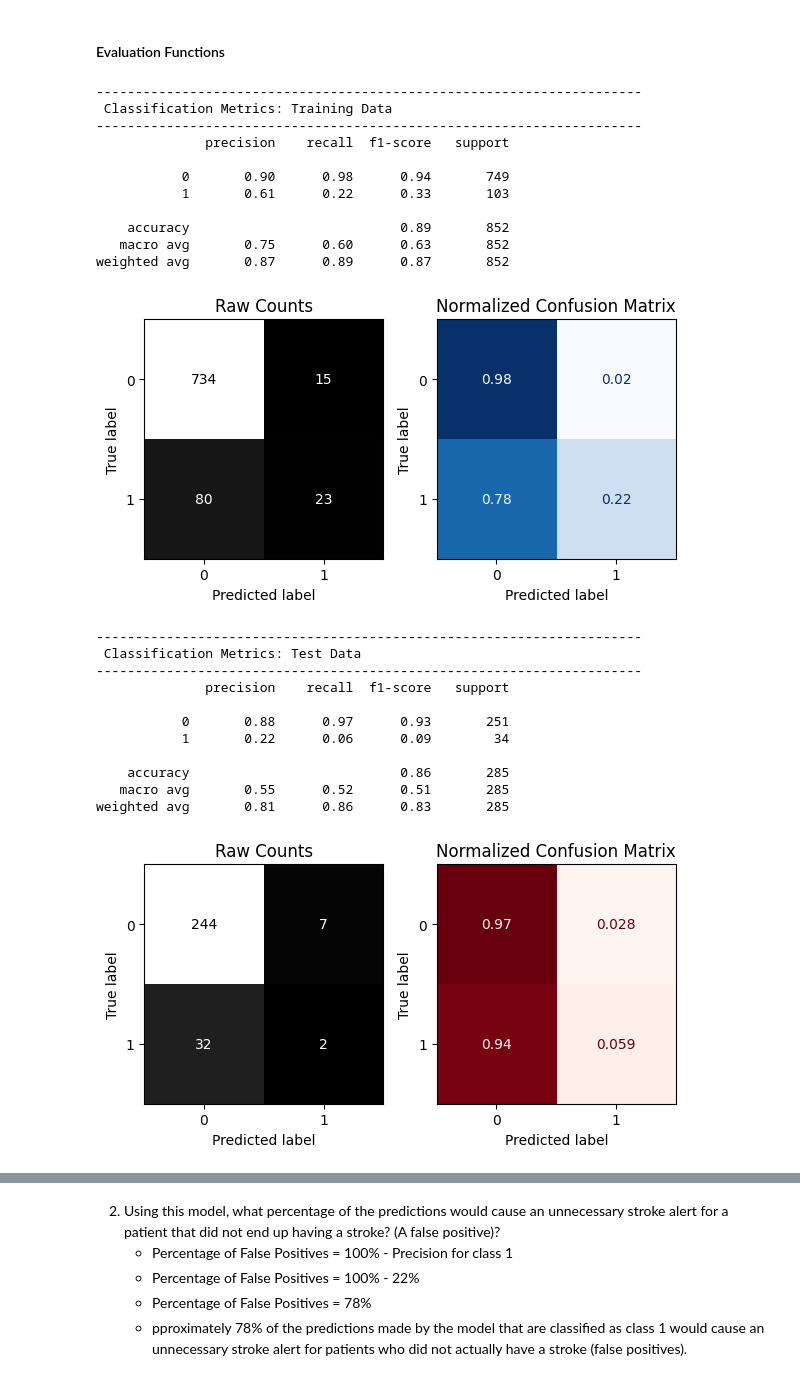
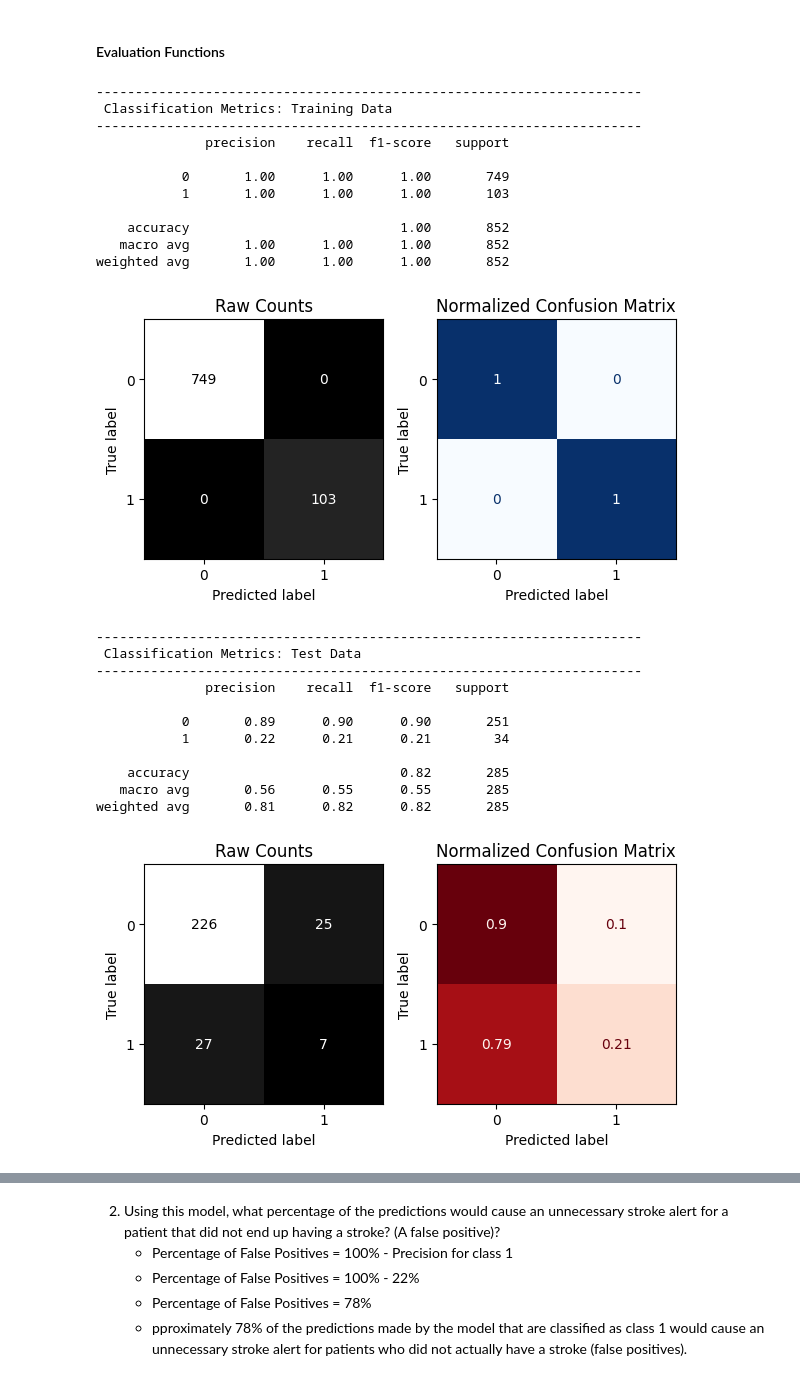
Before and after one commit to uday-routhu/week5, a Jupyter notebook: Classification_Metrics_Core.ipynb, the cells around one changed output, grey strips where cells are left out. Cells and saved outputs as stored; diff of their text form; code cells hidden in the pictures.

```diff
--- a/Classification_Metrics_Core.ipynb
+++ b/Classification_Metrics_Core.ipynb
@@ -258,0 +260,6 @@ Name: stroke, dtype: float64
+# %%
+
+## Drop unwanted/inappropriate columns
+bad_cols = ['ever_married','work_type','Residence_type']
+df = df.drop(columns=bad_cols)
+df.head()
@@ -311 +324,8 @@ OneHotEncoder Columns: Index(['gender', 'ever_married', 'work_type', 'Residence_
 Numeric Columns: Index(['age', 'hypertension', 'heart_disease', 'avg_glucose_level', 'bmi'], dtype='object')
+# %%
+# Create an instance of the model
+dtc = DecisionTreeClassifier(random_state=42)
+# Create a model pipeline
+clf_pipe = make_pipeline(preprocessor, dtc)
+# Fit the model
+clf_pipe.fit(X_train, y_train)
@@ -313,9 +352,13 @@ Numeric Columns: Index(['age', 'hypertension', 'heart_disease', 'avg_glucose_lev
 ### **KNN Model**
 # %%
 # Create an instance of the model
-knn = KNeighborsClassifier()
+#knn = KNeighborsClassifier()
+# Create the model pipeline with a scaler
+scaler = StandardScaler()
 # Create a model pipeline
-knn_pipe = make_pipeline(preprocessor, knn)
+#knn_pipe = make_pipeline(preprocessor, knn)
+clf_pipe = make_pipeline(scaler,)
 # Fit the model
-knn_pipe.fit(X_train, y_train)
+#knn_pipe.fit(X_train, y_train)
+clf_pipe.fit(X_train, y_train)
 # %% [output]
@@ -434,31 +459,31 @@ def evaluate_classification(model, X_train, y_train, X_test, y_test,
     return results_dict
 # %%
 ## Evaluate the model
-evaluate_classification(knn_pipe, X_train, y_train, X_test, y_test)
+evaluate_classification(clf_pipe, X_train, y_train, X_test, y_test)
 # %% [output]
 ----------------------------------------------------------------------
  Classification Metrics: Training Data
 ----------------------------------------------------------------------
               precision    recall  f1-score   support
 
-           0       0.90      0.98      0.94       749
-           1       0.61      0.22      0.33       103
+           0       1.00      1.00      1.00       749
+           1       1.00      1.00      1.00       103
 
-    accuracy                           0.89       852
-   macro avg       0.75      0.60      0.63       852
-weighted avg       0.87      0.89      0.87       852
+    accuracy                           1.00       852
+   macro avg       1.00      1.00      1.00       852
+weighted avg       1.00      1.00      1.00       852
-[figure, old version]
+[figure, new version]
 ----------------------------------------------------------------------
  Classification Metrics: Test Data
 ----------------------------------------------------------------------
               precision    recall  f1-score   support
 
-           0       0.88      0.97      0.93       251
-           1       0.22      0.06      0.09        34
+           0       0.89      0.90      0.90       251
+           1       0.22      0.21      0.21        34
 
-    accuracy                           0.86       285
-   macro avg       0.55      0.52      0.51       285
-weighted avg       0.81      0.86      0.83       285
+    accuracy                           0.82       285
+   macro avg       0.56      0.55      0.55       285
+weighted avg       0.81      0.82      0.82       285
-[figure, old version]
+[figure, new version]
 # %% [markdown]
 1. What was the overall accuracy of the model? (Considering the accuracy and class balance, how would you describe the default model's performance?)
```
Also changed, not shown: parts of 12 cells of this notebook.
